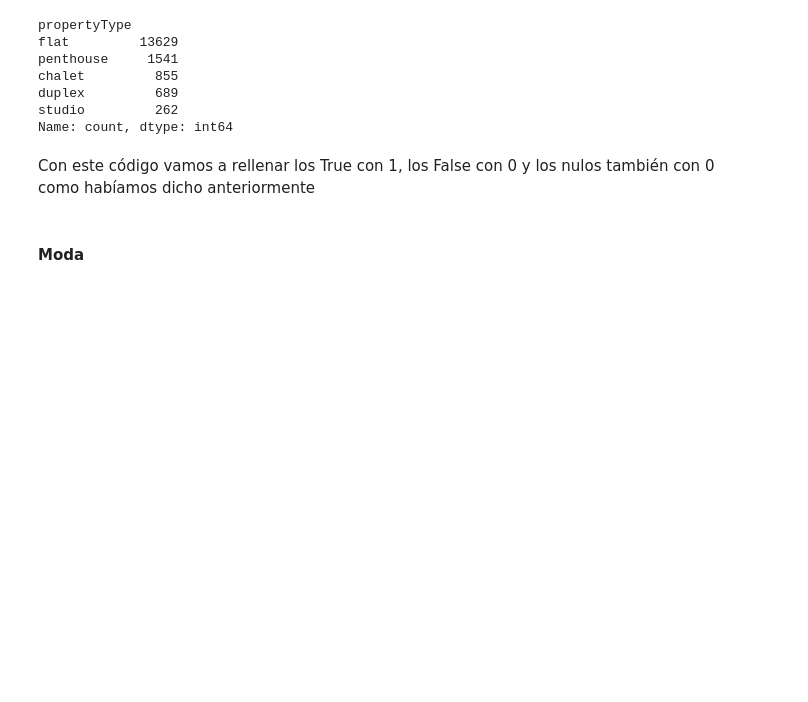
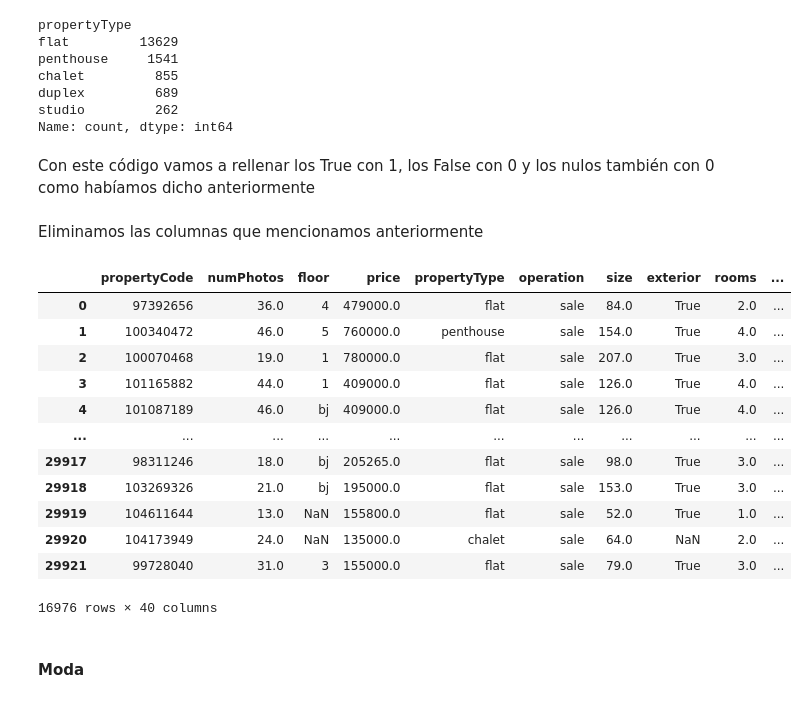
Before and after one commit to asgr29/EDA_Inmuebles_Idealista, a Jupyter notebook: src/notebooks/notebook-eda.ipynb, the cells around one changed output. Drawn from its saved outputs; the diff is of its cells as text; code cells hidden in the pictures; blank space fills up the shorter version.

```diff
--- a/src/notebooks/notebook-eda.ipynb
+++ b/src/notebooks/notebook-eda.ipynb
@@ -2231,6 +2230,24 @@ df_raw["isParkingSpaceIncludedInPrice"] = df_raw["isParkingSpaceIncludedInPrice"
 # %%
 df_raw["newDevelopmentFinished"] = df_raw["newDevelopmentFinished"].map({True: 1, False: 0})
 df_raw["newDevelopmentFinished"] = df_raw["newDevelopmentFinished"].fillna(0)
+# %% [markdown]
+Eliminamos las columnas que mencionamos anteriormente
+# %%
+df_raw.drop(columns=["text_1", "name_1", "text_0", "name_0", "SubdType", "ex", "subTypology", "parkingSpacePrice"])
+# %% [output]
+|  | propertyCode | numPhotos | floor | price | propertyType | operation | size | exterior | rooms | ... |
+| 0 | 97392656 | 36.0 | 4 | 479000.0 | flat | sale | 84.0 | True | 2.0 | ... |
+| 1 | 100340472 | 46.0 | 5 | 760000.0 | penthouse | sale | 154.0 | True | 4.0 | ... |
+| 2 | 100070468 | 19.0 | 1 | 780000.0 | flat | sale | 207.0 | True | 3.0 | ... |
+| 3 | 101165882 | 44.0 | 1 | 409000.0 | flat | sale | 126.0 | True | 4.0 | ... |
+| 4 | 101087189 | 46.0 | bj | 409000.0 | flat | sale | 126.0 | True | 4.0 | ... |
+| ... | ... | ... | ... | ... | ... | ... | ... | ... | ... | ... |
+| 29917 | 98311246 | 18.0 | bj | 205265.0 | flat | sale | 98.0 | True | 3.0 | ... |
+| 29918 | 103269326 | 21.0 | bj | 195000.0 | flat | sale | 153.0 | True | 3.0 | ... |
+| 29919 | 104611644 | 13.0 | NaN | 155800.0 | flat | sale | 52.0 | True | 1.0 | ... |
+| 29920 | 104173949 | 24.0 | NaN | 135000.0 | chalet | sale | 64.0 | NaN | 2.0 | ... |
+| 29921 | 99728040 | 31.0 | 3 | 155000.0 | flat | sale | 79.0 | True | 3.0 | ... |
+16976 rows × 40 columns
 # %% [markdown]
 #### Moda
 # %% [markdown]
```
Also changed, not shown: parts of 15 cells of this notebook.
